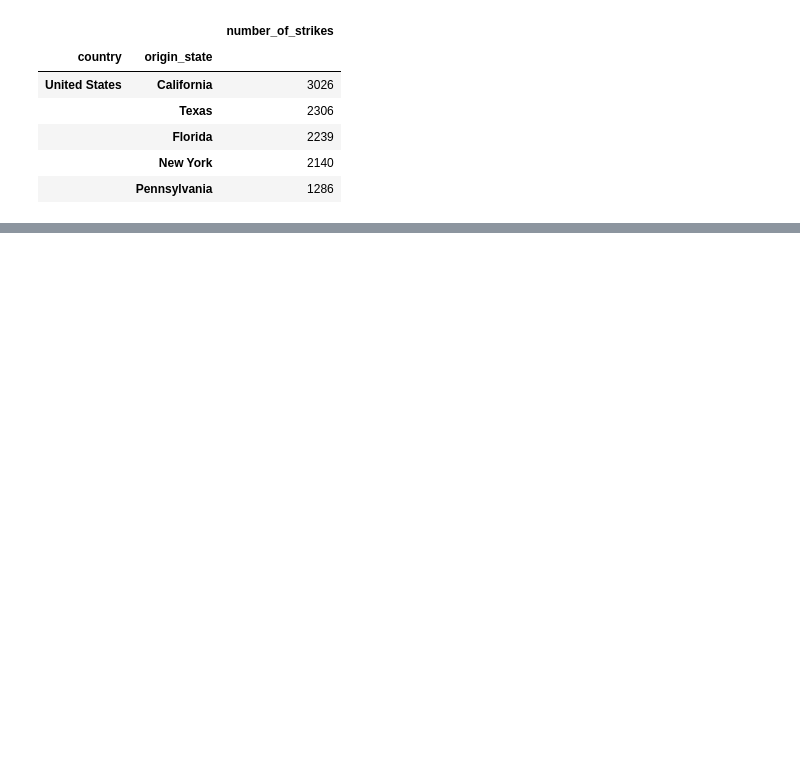
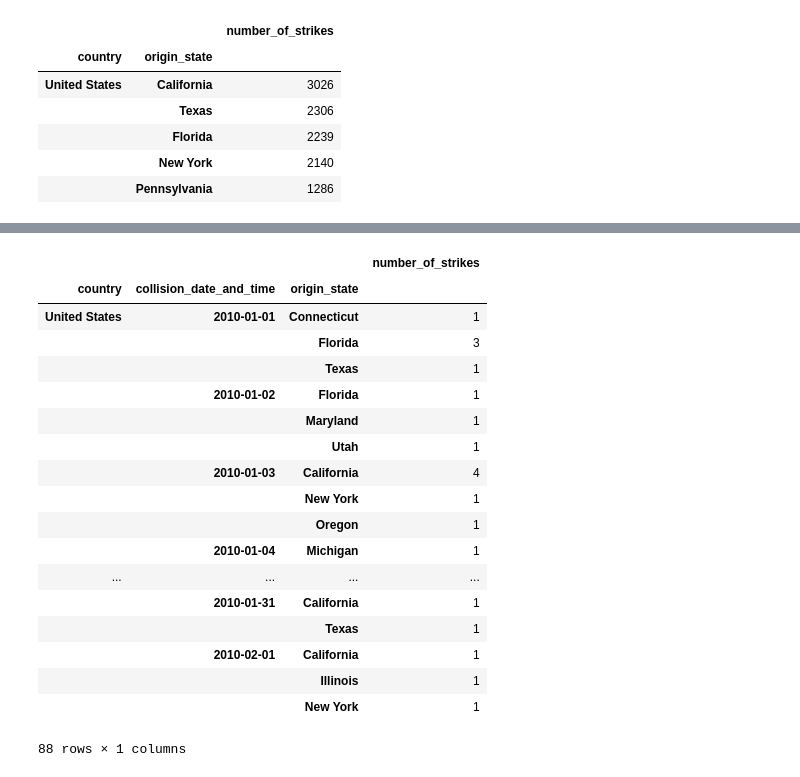
Before and after one commit to NAnnamalai/python_data_analysis, a Jupyter notebook: hdf5_processing.ipynb, the cells around one changed output, grey strips where cells are left out. Cells and saved outputs as stored; diff of their text form; code cells hidden in the pictures; blank space fills up the shorter version.

```diff
--- a/hdf5_processing.ipynb
+++ b/hdf5_processing.ipynb
@@ -208,2 +215,25 @@ datewise_view.loc[('United States', strt_dte, ['North Dakota', 'New York']), :]
+# %%
+datewise_view[(datewise_view.index.get_level_values('collision_date_and_time') >= pd.to_datetime('2010-01-01').date())
+              & (datewise_view.index.get_level_values('collision_date_and_time') <= pd.to_datetime('2010-02-01').date()) ]
+# %% [output]
+|  |  |  | number_of_strikes |
+| country | collision_date_and_time | origin_state |  |
+| United States | 2010-01-01 | Connecticut | 1 |
+|  |  | Florida | 3 |
+|  |  | Texas | 1 |
+|  | 2010-01-02 | Florida | 1 |
+|  |  | Maryland | 1 |
+|  |  | Utah | 1 |
+|  | 2010-01-03 | California | 4 |
+|  |  | New York | 1 |
+|  |  | Oregon | 1 |
+|  | 2010-01-04 | Michigan | 1 |
+| ... | ... | ... | ... |
+|  | 2010-01-31 | California | 1 |
+|  |  | Texas | 1 |
+|  | 2010-02-01 | California | 1 |
+|  |  | Illinois | 1 |
+|  |  | New York | 1 |
+88 rows × 1 columns
 # %%
 #todo: create more views to reduce time in aggrs
```
Also changed, not shown: parts of 9 cells of this notebook.
